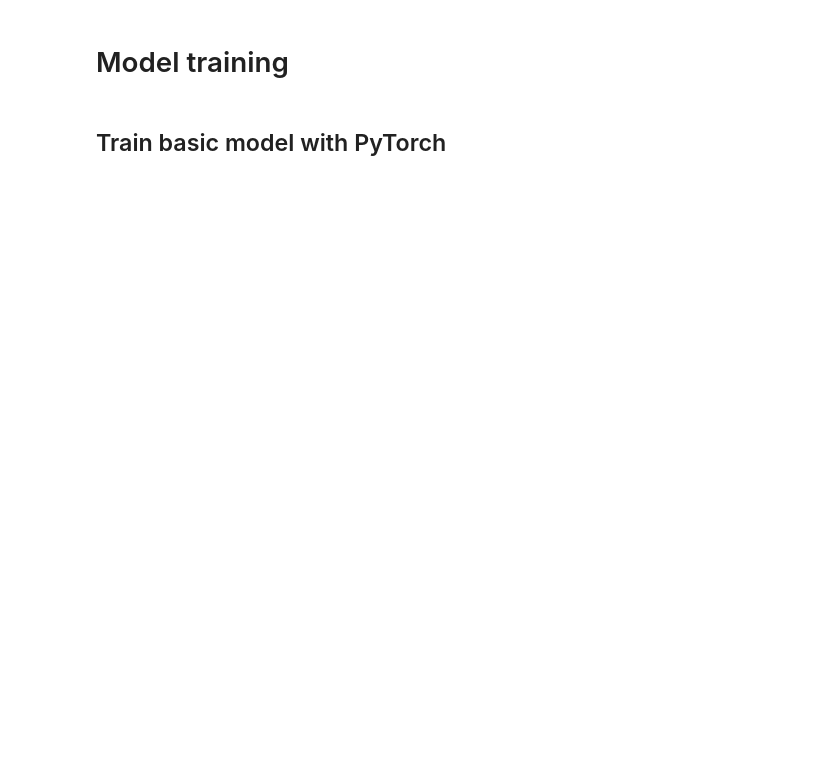
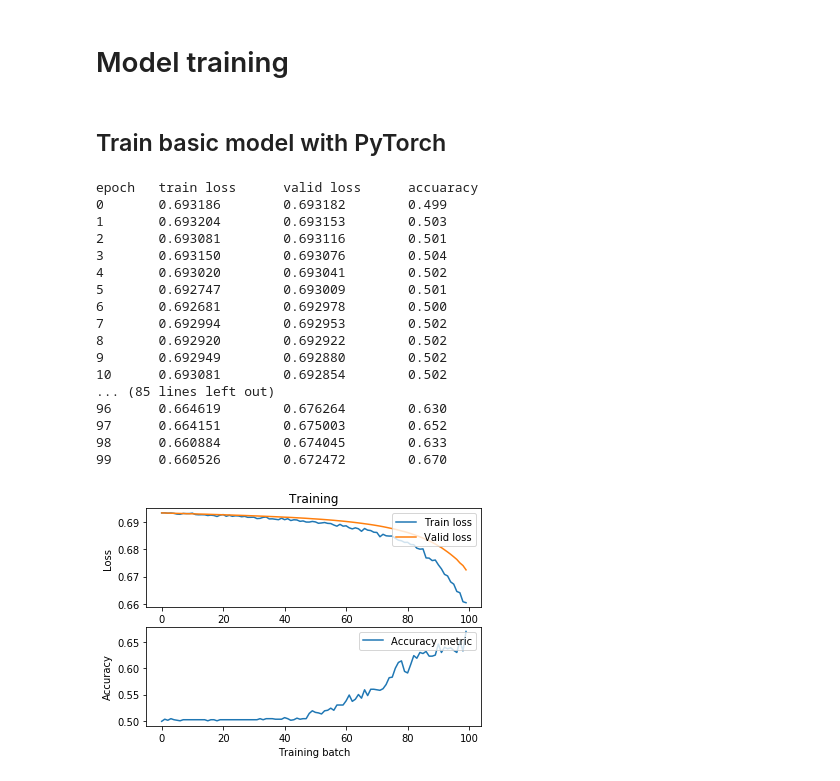
Before and after one commit to MicPie/genomics, a Jupyter notebook: DL_Genomics_v10_basic-pytorch-fastq.ipynb, the cells around one changed output. Drawn from its saved outputs; the diff is of its cells as text; code cells hidden in the pictures; blank space fills up the shorter version.

Commit message:
fastq update v10 nb

```diff
--- a/DL_Genomics_v10_basic-pytorch_Test-fastq.ipynb
+++ b/DL_Genomics_v10_basic-pytorch-fastq.ipynb
@@ -42,18 +42,21 @@ PosixPath('/Volumes/HDD08/ugenomfit/data')
 # %%
 from Bio import SeqIO
 # %%
-def get_seqs(path):
+def get_seqs(path, seq_per_file=500):
     label, seq, score = [], [], []
     for n, fn in enumerate((path).glob('*.fastq')):
-        print(n)
-        # print n, genome number = label, and fn = filename
-        #print(n, re.findall('\d+', str(fn)), fn)
+
+        # print file number n
+        #print(n)
+
+        # print file number n and filename fn
+        print(n, fn)
 
         # append sequences
         for m, record in enumerate(SeqIO.parse(fn, 'fastq')):
 
-            print(m)
-            if m == 500: break # only read in the first 100 sequences per fastq file
+            #print(m)
+            if m == seq_per_file: break # only read in the first m sequences per fastq file
 
             # append sequences
             seq.append(str(record.seq))
@@ -64,8 +67,8 @@ def get_seqs(path):
 
             # append genome labels
             label.append(str(record.id))
+
             #pdb.set_trace() # start debugger
-
 
         # break loop
         #if n == 1: break
@@ -319,6 +320,8 @@ def open_fastq_array(seq:str, score:list, seq_len=None)->np.array:
 
     enc = np.stack((basepair_enc, strandposition_enc, score_enc), axis=0)
 
+    enc = enc/255
+
     return enc
 # %%
 seq_len = 50 # None !
@@ -645,6 +662,28 @@ def simple_fit(epochs, model, loss_func, opt, train_dl, valid_dl):
     #pdb.set_trace()
 
     return epoch_list, train_loss_list, valid_loss_list, acc_list, y_hat_list, y_true_list
+# %%
+epoch_list, train_loss_list, valid_loss_list, acc_list, y_hat_list, y_true_list = \
+simple_fit(100, net_ext, F.binary_cross_entropy_with_logits, opt, train_dl, valid_dl)
+# %% [output]
+epoch   train loss      valid loss      accuaracy
+0       0.693186        0.693182        0.499
+1       0.693204        0.693153        0.503
+2       0.693081        0.693116        0.501
+3       0.693150        0.693076        0.504
+4       0.693020        0.693041        0.502
+5       0.692747        0.693009        0.501
+6       0.692681        0.692978        0.500
+7       0.692994        0.692953        0.502
+8       0.692920        0.692922        0.502
+9       0.692949        0.692880        0.502
+10      0.693081        0.692854        0.502
+... (85 lines left out)
+96      0.664619        0.676264        0.630
+97      0.664151        0.675003        0.652
+98      0.660884        0.674045        0.633
+99      0.660526        0.672472        0.670
+[figure, added]
 # %%
 epoch_list, train_loss_list, valid_loss_list, acc_list, y_hat_list, y_true_list = \
 simple_fit(100, net_basic, F.binary_cross_entropy_with_logits, opt, train_dl, valid_dl)
```
Also changed, not shown: parts of 13 cells of this notebook, 3 other files.
